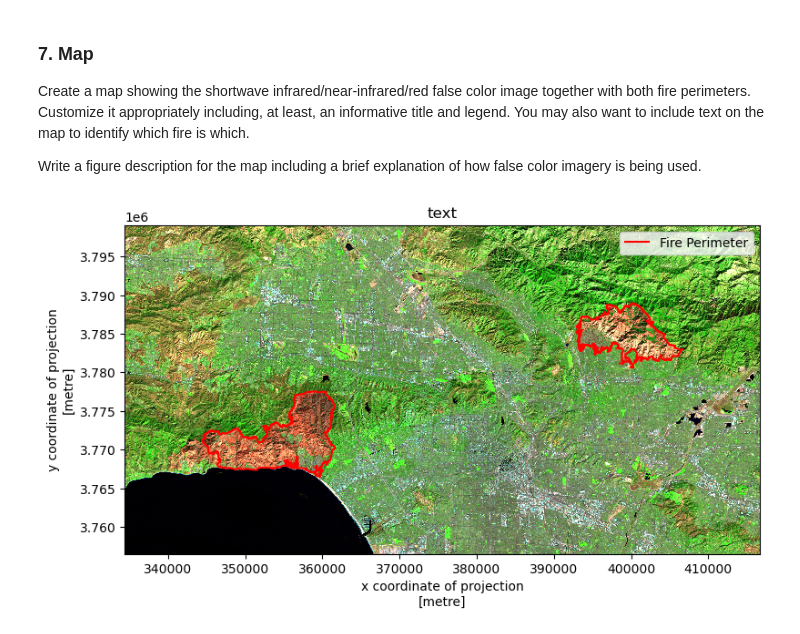
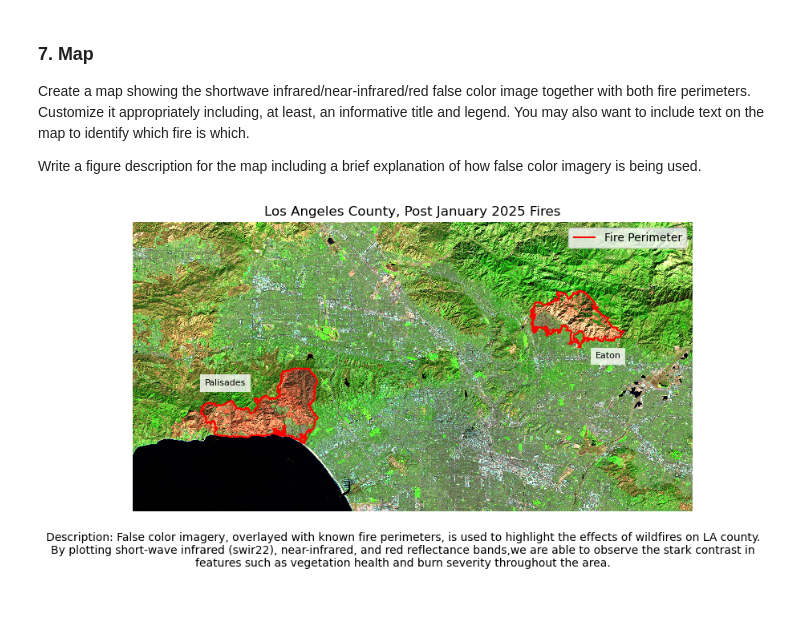
Before and after one commit to sofiasarak/eds220-hwk4, a Jupyter notebook: hwk4-task2-false-color-SARAK.ipynb, the cells around one changed output. Saved outputs shown, nothing was run; the diff lists cells and outputs as text; code cells hidden in the pictures; blank space fills up the shorter version.

Commit message:
Finalize final image, begin cleaning notebook

```diff
--- a/hwk4-task2-false-color-SARAK.ipynb
+++ b/hwk4-task2-false-color-SARAK.ipynb
@@ -233,20 +275,29 @@ palisades_perimeter = palisades_perimeter.to_crs('epsg:32611')
 # %%
 fig, ax = plt.subplots(figsize = (9,5))
 
 
 landsat[['swir22', 'nir08', 'red']].to_array().plot.imshow(robust = True,
                                                            ax = ax)
 eaton_perimeter.boundary.plot(ax = ax,
                               color = "red",
                               linewidth = 1.5,
                               label = "Fire Perimeter")
 palisades_perimeter.boundary.plot(ax = ax,
                                   color = "red",
                                   linewidth = 1.5)
 
+ax.text(x = 345000, y = 3775000, s = "Palisades", color = "black", fontsize = 8).set_bbox(dict(facecolor='white', alpha = 0.8, edgecolor = 'none'))
+ax.text(x = 402400, y = 3779000, s = "Eaton", color = "black", fontsize = 8).set_bbox(dict(facecolor='white', alpha = 0.8, edgecolor = 'none'))
 
-plt.title("text")
+ax.axis('off')
+
+plt.title("Los Angeles County, Post January 2025 Fires")
+plt.figtext(x = 0.5, y = 0, s= "Description: False color imagery, overlayed with known fire perimeters, "
+                                "is used to highlight the effects of wildfires on LA county." \
+                                " By plotting short-wave infrared (swir22), near-infrared, and red reflectance bands," \
+                                "we are able to observe the stark contrast in features such as vegetation health and burn severity throughout the area.",
+            ha="center", fontsize=10, wrap=True)
 plt.legend()
 plt.show()
 # %% [output]
-[figure, old version]
+[figure, new version]
```
Also changed, not shown: parts of 12 cells of this notebook.
